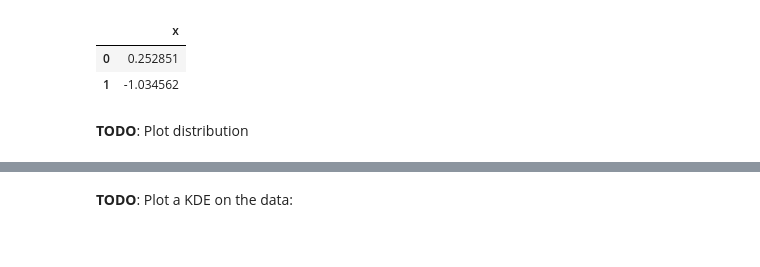
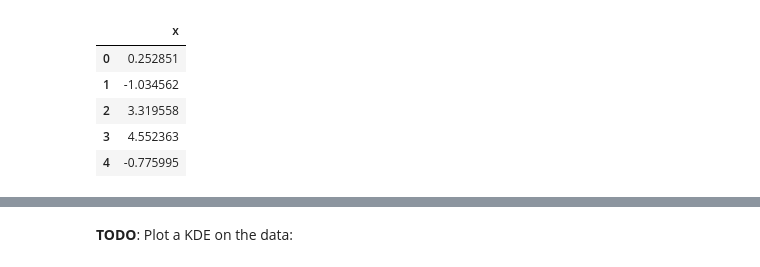
Before and after one commit to brianspiering/gaussian_mixture_models, a Jupyter notebook: demo_gmm_em.ipynb, the cells around one changed output, grey strips where cells are left out. Cells and saved outputs as stored; diff of their text form; code cells hidden in the pictures.

```diff
--- a/demo_gmm_em.ipynb
+++ b/demo_gmm_em.ipynb
@@ -11,11 +11,12 @@ import seaborn as sns
 
 %matplotlib inline
 # %%
-df = pd.read_csv("../../../data/em_example.csv")
-df.head(n=2)
+df = pd.read_csv("bimodal_example.csv")
+df.head(n=5)
 # %% [output]
 |  | x |
 | 0 | 0.252851 |
 | 1 | -1.034562 |
+| 2 | 3.319558 |
+| 3 | 4.552363 |
+| 4 | -0.775995 |
-# %% [markdown]
-__TODO__: Plot distribution
```
Also changed, not shown: parts of 28 cells of this notebook, 3 other files.
